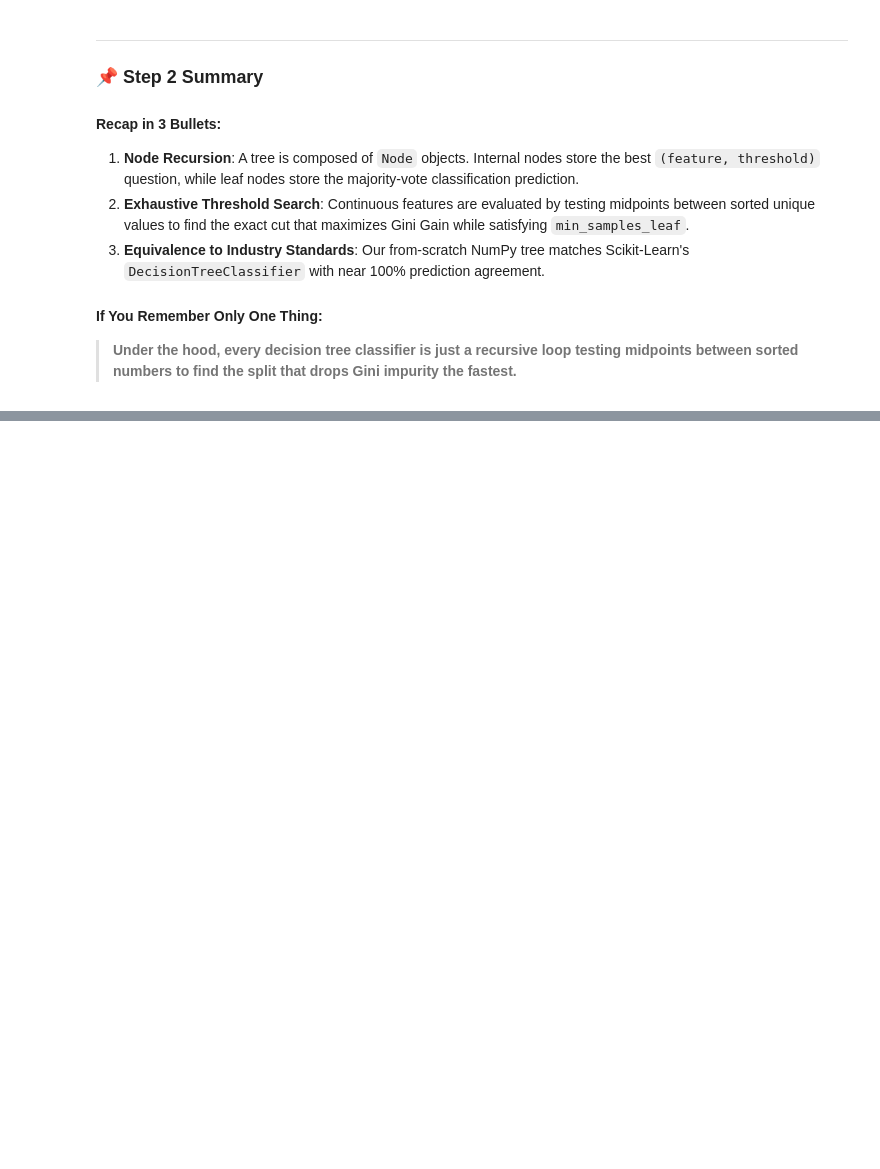
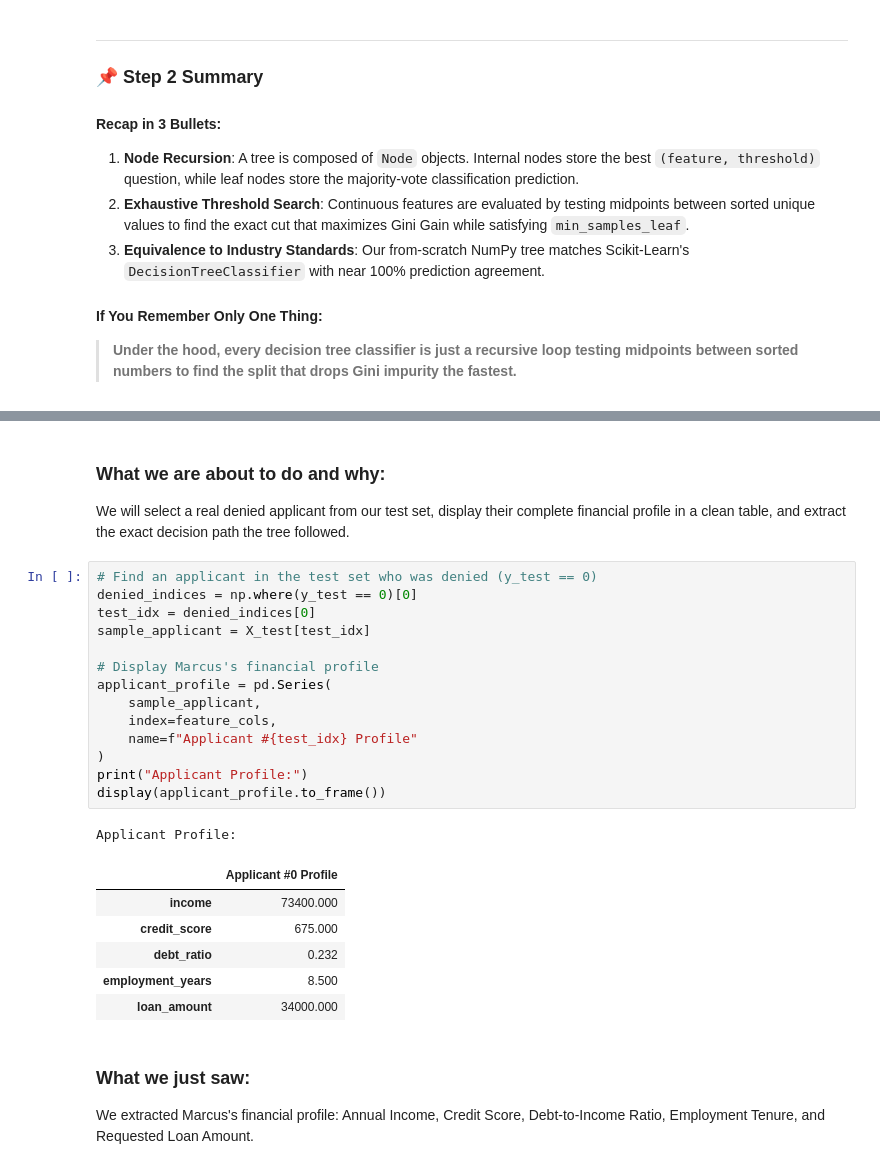
Before and after one commit to Arnav-Shrivastava/decision-trees-regression-zero-to-one, a Jupyter notebook: decision_trees_zero_to_one.ipynb, the cells around one changed output, grey strips where cells are left out. Drawn from its saved outputs; the diff is of its cells as text; blank space fills up the shorter version.

```diff
--- a/decision_trees_zero_to_one.ipynb
+++ b/decision_trees_zero_to_one.ipynb
@@ -770,0 +887,28 @@ Our scratch implementation achieved an accuracy virtually identical to Scikit-Le
+# %% [markdown]
+### What we are about to do and why:
+We will select a real denied applicant from our test set, display their complete financial profile in a clean table, and extract the exact decision path the tree followed.
+# %%
+# Find an applicant in the test set who was denied (y_test == 0)
+denied_indices = np.where(y_test == 0)[0]
+test_idx = denied_indices[0]
+sample_applicant = X_test[test_idx]
+
+# Display Marcus's financial profile
+applicant_profile = pd.Series(
+    sample_applicant,
+    index=feature_cols,
+    name=f"Applicant #{test_idx} Profile"
+)
+print("Applicant Profile:")
+display(applicant_profile.to_frame())
+# %% [output]
+Applicant Profile:
+|  | Applicant #0 Profile |
+| income | 73400.000 |
+| credit_score | 675.000 |
+| debt_ratio | 0.232 |
+| employment_years | 8.500 |
+| loan_amount | 34000.000 |
+# %% [markdown]
+### What we just saw:
+We extracted Marcus's financial profile: Annual Income, Credit Score, Debt-to-Income Ratio, Employment Tenure, and Requested Loan Amount.
```
Also changed, not shown: parts of 13 cells of this notebook, 1 other file.
